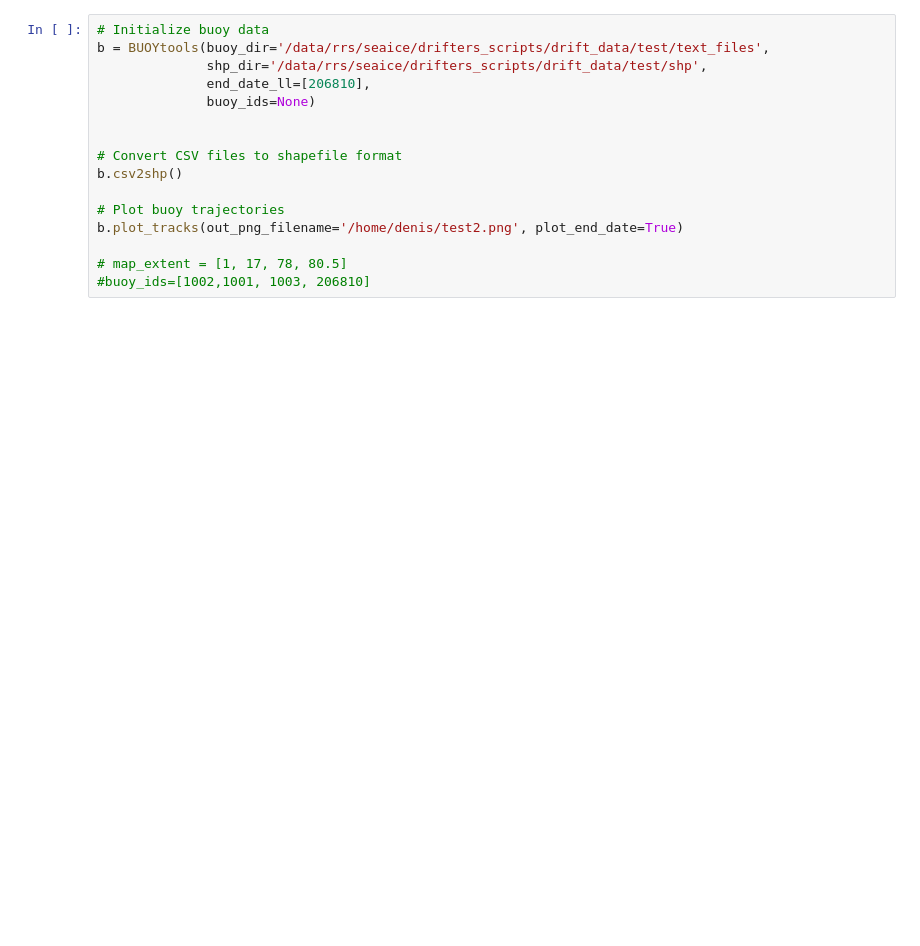
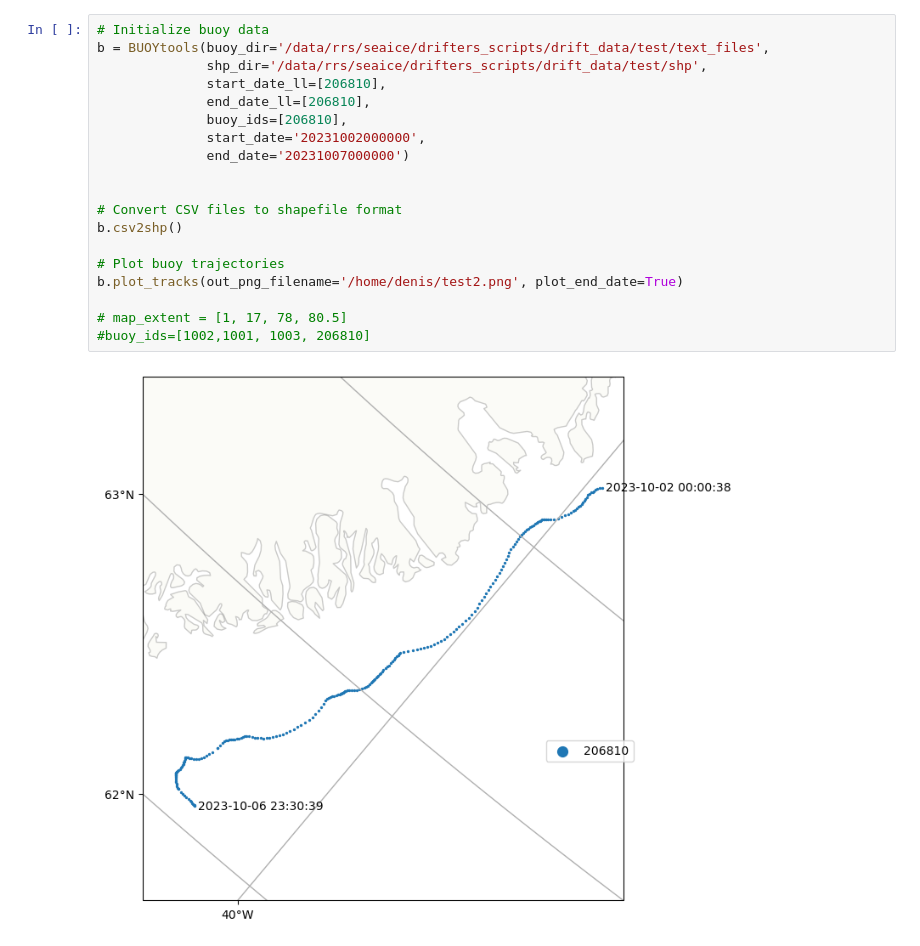
Before and after one commit to xdenisx/buoy_tools, a Jupyter notebook: buoy_tools.ipynb, the cells around one changed output. Drawn from its saved outputs; the diff is of its cells as text; blank space fills up the shorter version.

Commit message:
Added selection by start and end dates and plotting start date on a map

```diff
--- a/buoy_tools.ipynb
+++ b/buoy_tools.ipynb
@@ -321,16 +430,21 @@ class BUOYtools:
 # %%
 # Initialize buoy data
 b = BUOYtools(buoy_dir='/data/rrs/seaice/drifters_scripts/drift_data/test/text_files',
               shp_dir='/data/rrs/seaice/drifters_scripts/drift_data/test/shp',
+              start_date_ll=[206810],
               end_date_ll=[206810],
-              buoy_ids=None)
+              buoy_ids=[206810],
+              start_date='20231002000000',
+              end_date='20231007000000')
 
 
 # Convert CSV files to shapefile format
 b.csv2shp()
 
 # Plot buoy trajectories
 b.plot_tracks(out_png_filename='/home/denis/test2.png', plot_end_date=True)
 
 # map_extent = [1, 17, 78, 80.5]
 #buoy_ids=[1002,1001, 1003, 206810]
+# %% [output]
+[figure, added]
```
Also changed, not shown: parts of 2 cells of this notebook.
